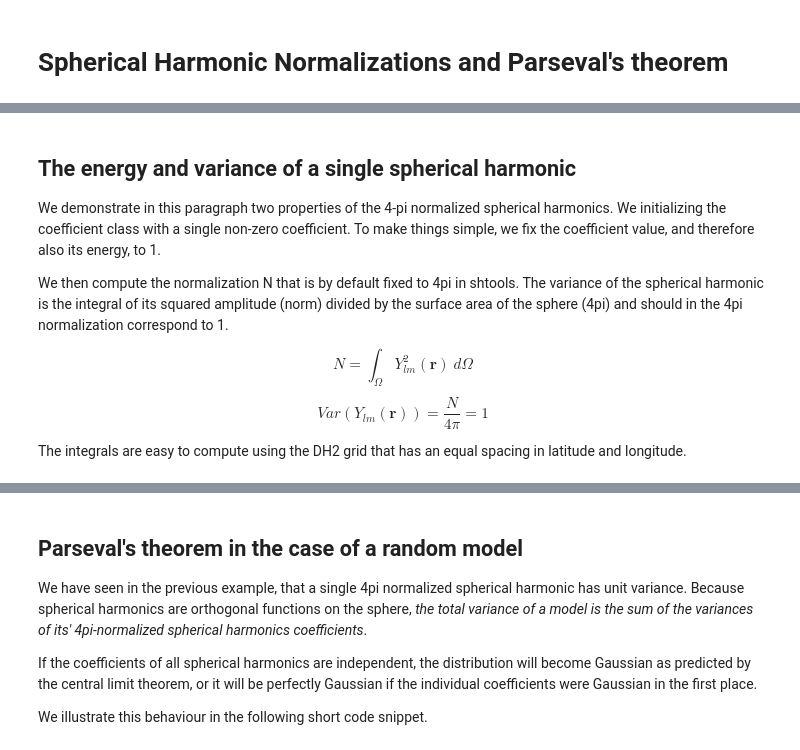
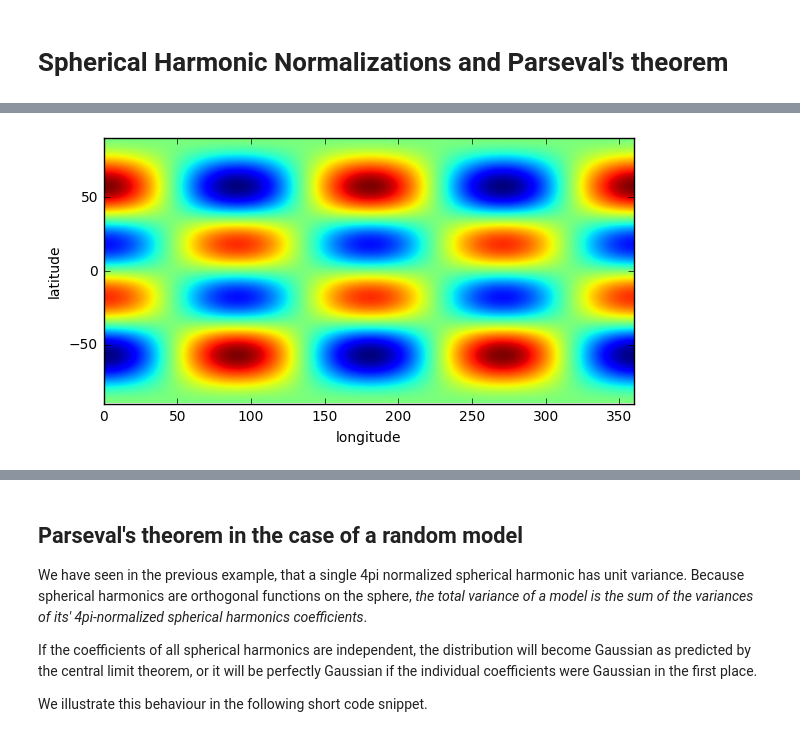
Before and after one commit to SHTOOLS/SHTOOLS, a Jupyter notebook: examples/notebooks/tutorial_4.ipynb, the cells around one changed output, grey strips where cells are left out. Saved outputs shown, nothing was run; the diff lists cells and outputs as text; code cells hidden in the pictures.

```diff
--- a/examples/notebooks/tutorial_4.ipynb
+++ b/examples/notebooks/tutorial_4.ipynb
@@ -3,18 +7,16 @@
 # %%
 %matplotlib inline
 from __future__ import print_function # only necessary if using Python 2.x
 
 import matplotlib.pyplot as plt
 import numpy as np
 from pyshtools.shclasses import SHCoeffs, SHGrid, SHWindow
+
+lmax = 100
+coeffs = SHCoeffs.from_zeros(lmax)
+coeffs.set_coeffs(values=[1], ls=[5], ms=[2])
+
+grid = coeffs.expand('DH2')
+fig, ax = grid.plot()
+# %% [output]
+[figure, added]
-# %% [markdown]
-## The energy and variance of a single spherical harmonic
-
-We demonstrate in this paragraph two properties of the 4-pi normalized spherical harmonics. We initializing the coefficient class with a single non-zero coefficient. To make things simple, we fix the coefficient value, and therefore also its energy, to 1.
-
-We then compute the normalization N that is by default fixed to 4pi in shtools. The variance of the spherical harmonic is the integral of its squared amplitude (norm) divided by the surface area of the sphere (4pi) and should in the 4pi normalization correspond to 1.
-
-$$N = \int_\Omega Y^2_{lm}(\mathbf{r})~d\Omega$$
-$$Var(Y_{lm}(\mathbf{r})) = \frac{N}{4 \pi} = 1$$
-
-The integrals are easy to compute using the DH2 grid that has an equal spacing in latitude and longitude.
```
Also changed, not shown: parts of 6 cells of this notebook, 5 other files.
